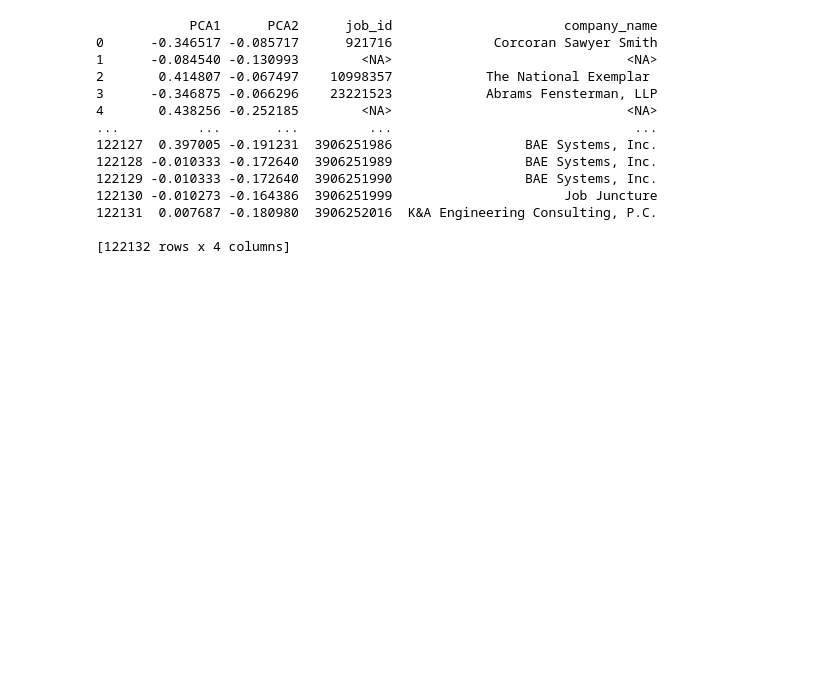
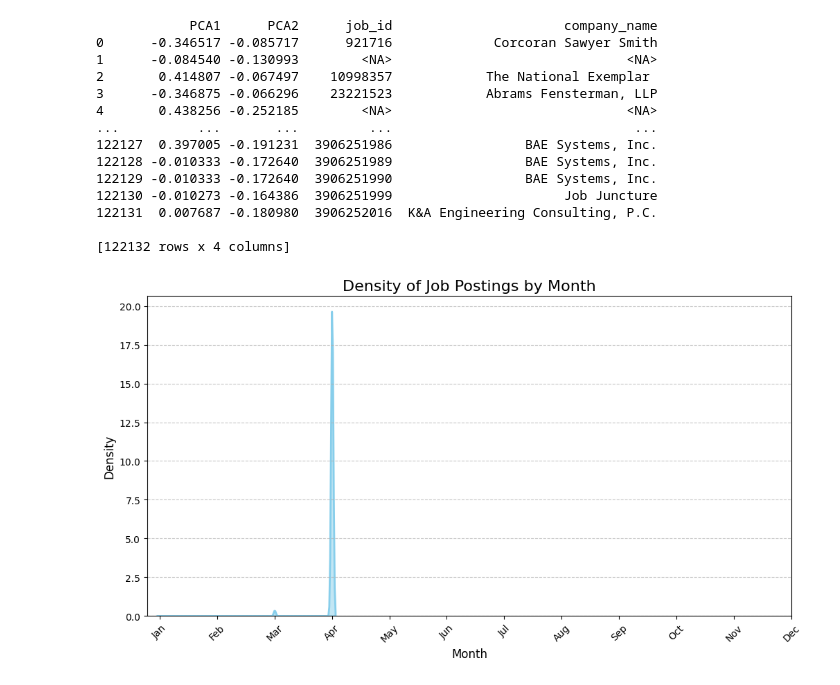
Before and after one commit to Alma-L/LinkedIn-Job-Postings-Data-Analysis, a Jupyter notebook: PreprocessingData.ipynb, the cells around one changed output. Saved outputs shown, nothing was run; the diff lists cells and outputs as text; code cells hidden in the pictures; blank space fills up the shorter version.

Commit message:
A density graph has been added, and outliers in max_salary and min_salary have been addressed, considering them as monthly incomes

```diff
--- a/PreprocessingData.ipynb
+++ b/PreprocessingData.ipynb
@@ -348,3 +347,26 @@ job_posting.to_csv(os.path.join(folder_name, 'preprocessed_job_postings.csv'), i
 companies.to_csv(os.path.join(folder_name, 'companies.csv'), index=False)
 job_skills.to_csv(os.path.join(folder_name, 'job_skills.csv'), index=False)
 mapping_skills.to_csv(os.path.join(folder_name, 'mapping_skills.csv'), index=False)
+# %%
+import pandas as pd
+import seaborn as sns
+import matplotlib.pyplot as plt
+
+# Ensure 'original_listed_time' is in datetime format
+job_posting['original_listed_time'] = pd.to_datetime(job_posting['original_listed_time'], unit='ms')
+
+# Extract the month from 'original_listed_time'
+job_posting['month'] = job_posting['original_listed_time'].dt.month
+
+# Plot the density of job postings by month
+plt.figure(figsize=(12, 6))
+sns.kdeplot(data=job_posting, x='month', fill=True, alpha=0.5, linewidth=2, color='skyblue')
+plt.title('Density of Job Postings by Month', fontsize=16)
+plt.xlabel('Month', fontsize=12)
+plt.ylabel('Density', fontsize=12)
+plt.xticks(ticks=range(1, 13), labels=['Jan', 'Feb', 'Mar', 'Apr', 'May', 'Jun',
+                                       'Jul', 'Aug', 'Sep', 'Oct', 'Nov', 'Dec'], rotation=45)
+plt.grid(axis='y', linestyle='--', alpha=0.7)
+plt.show()
+# %% [output]
+[figure, added]
```
Also changed, not shown: parts of 6 cells of this notebook.
